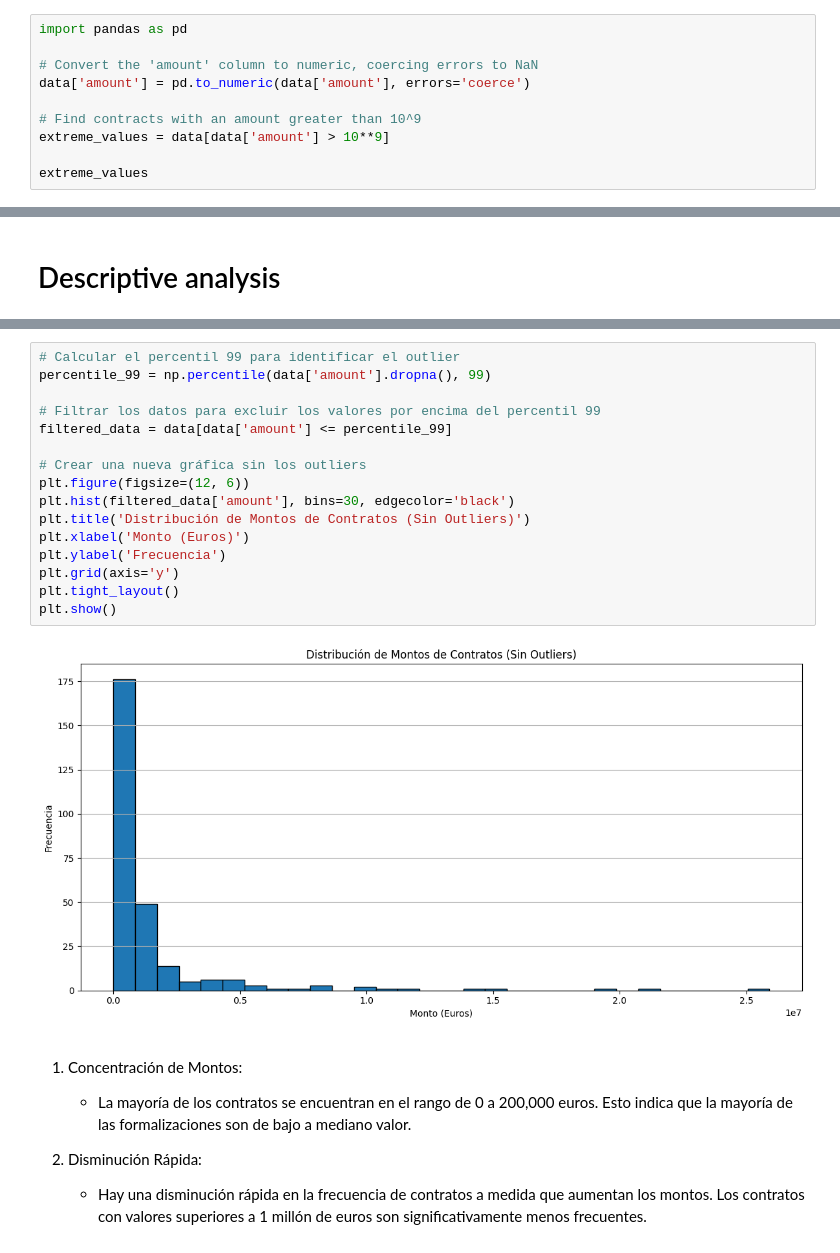
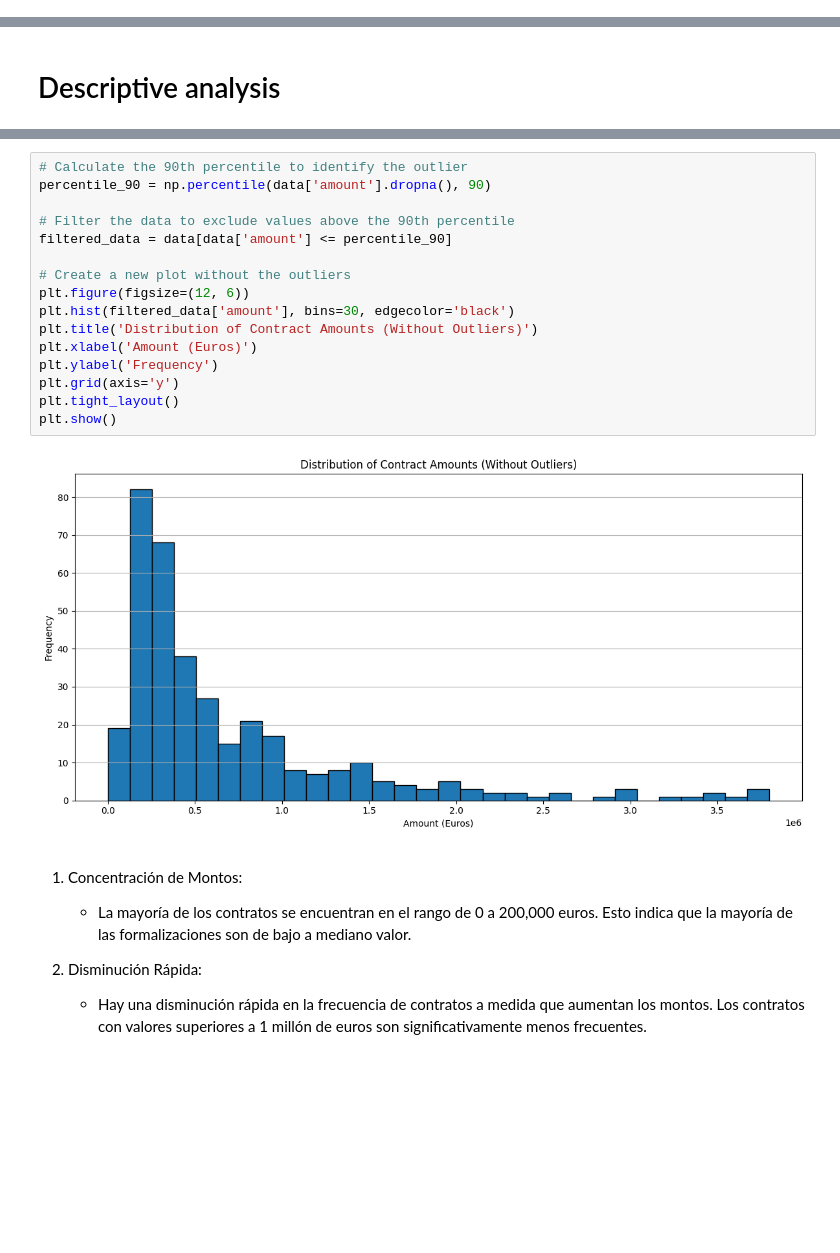
Before and after one commit to danmorper/tfg_analysis, a Jupyter notebook: analysis.ipynb, the cells around one changed output, grey strips where cells are left out. Cells and saved outputs as stored; diff of their text form; blank space fills up the shorter version.

```diff
--- a/analysis.ipynb
+++ b/analysis.ipynb
@@ -720,11 +1337 @@ time                                346.28
 Name: 60, dtype: object
-# %%
-import pandas as pd
-
-# Convert the 'amount' column to numeric, coercing errors to NaN
-data['amount'] = pd.to_numeric(data['amount'], errors='coerce')
-
-# Find contracts with an amount greater than 10^9
-extreme_values = data[data['amount'] > 10**9]
-
-extreme_values
@@ -905,21 +1388,21 @@ plt.show()
 # %%
-# Calcular el percentil 99 para identificar el outlier
-percentile_99 = np.percentile(data['amount'].dropna(), 99)
+# Calculate the 90th percentile to identify the outlier
+percentile_90 = np.percentile(data['amount'].dropna(), 90)
 
-# Filtrar los datos para excluir los valores por encima del percentil 99
-filtered_data = data[data['amount'] <= percentile_99]
+# Filter the data to exclude values above the 90th percentile
+filtered_data = data[data['amount'] <= percentile_90]
 
-# Crear una nueva gráfica sin los outliers
+# Create a new plot without the outliers
 plt.figure(figsize=(12, 6))
 plt.hist(filtered_data['amount'], bins=30, edgecolor='black')
-plt.title('Distribución de Montos de Contratos (Sin Outliers)')
-plt.xlabel('Monto (Euros)')
-plt.ylabel('Frecuencia')
+plt.title('Distribution of Contract Amounts (Without Outliers)')
+plt.xlabel('Amount (Euros)')
+plt.ylabel('Frequency')
 plt.grid(axis='y')
 plt.tight_layout()
 plt.show()
 # %% [output]
-[figure, old version]
+[figure, new version]
 # %% [markdown]
 1. Concentración de Montos:
     - La mayoría de los contratos se encuentran en el rango de 0 a 200,000 euros. Esto indica que la mayoría de las formalizaciones son de bajo a mediano valor.
```
Also changed, not shown: parts of 87 cells of this notebook, 3 other files.
